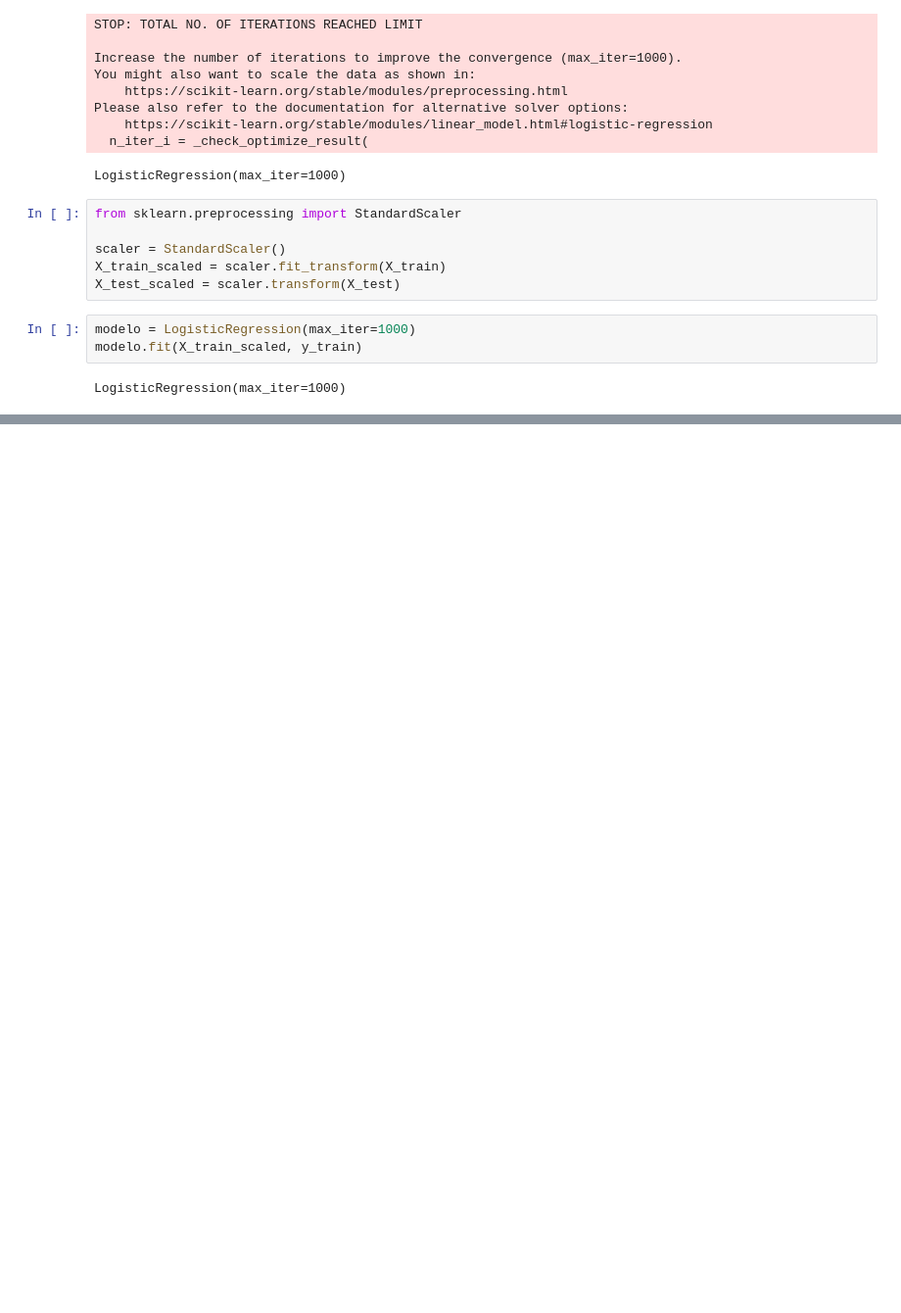
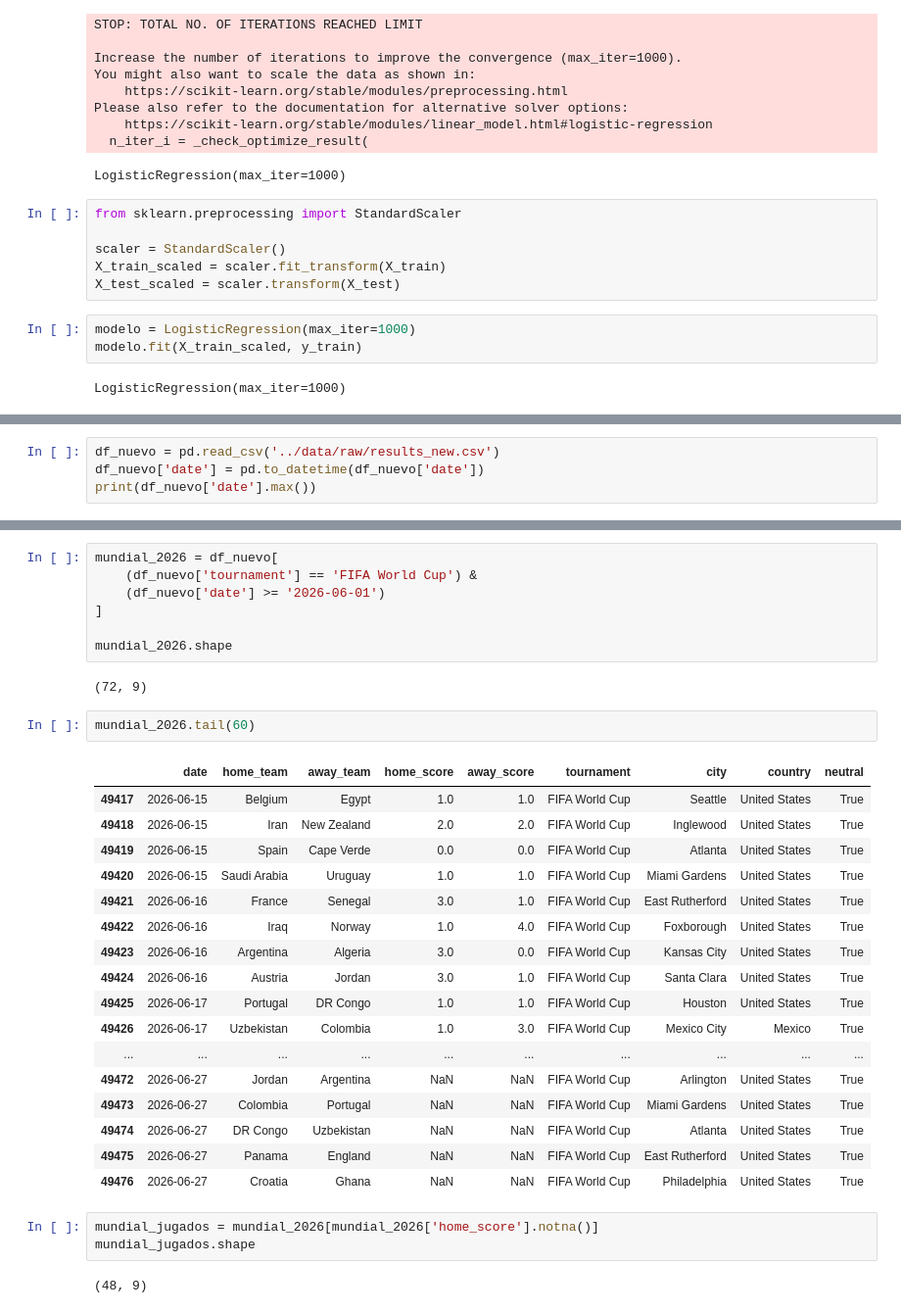
Before and after one commit to MaximilianoPalma03/mundial-predictor, a Jupyter notebook: notebooks/02_modelo.ipynb, the cells around one changed output, grey strips where cells are left out. Shown at 98% size. Cells and saved outputs as stored; diff of their text form; blank space fills up the shorter version.

```diff
--- a/notebooks/02_modelo.ipynb
+++ b/notebooks/02_modelo.ipynb
@@ -191,0 +236,4 @@ NameError: name 'predicciones' is not defined
+# %%
+df_nuevo = pd.read_csv('../data/raw/results_new.csv')
+df_nuevo['date'] = pd.to_datetime(df_nuevo['date'])
+print(df_nuevo['date'].max())
@@ -191,0 +242,34 @@ NameError: name 'predicciones' is not defined
+# %%
+mundial_2026 = df_nuevo[
+    (df_nuevo['tournament'] == 'FIFA World Cup') &
+    (df_nuevo['date'] >= '2026-06-01')
+]
+
+mundial_2026.shape
+# %% [output]
+(72, 9)
+# %%
+mundial_2026.tail(60)
+# %% [output]
+|  | date | home_team | away_team | home_score | away_score | tournament | city | country | neutral |
+| 49417 | 2026-06-15 | Belgium | Egypt | 1.0 | 1.0 | FIFA World Cup | Seattle | United States | True |
+| 49418 | 2026-06-15 | Iran | New Zealand | 2.0 | 2.0 | FIFA World Cup | Inglewood | United States | True |
+| 49419 | 2026-06-15 | Spain | Cape Verde | 0.0 | 0.0 | FIFA World Cup | Atlanta | United States | True |
+| 49420 | 2026-06-15 | Saudi Arabia | Uruguay | 1.0 | 1.0 | FIFA World Cup | Miami Gardens | United States | True |
+| 49421 | 2026-06-16 | France | Senegal | 3.0 | 1.0 | FIFA World Cup | East Rutherford | United States | True |
+| 49422 | 2026-06-16 | Iraq | Norway | 1.0 | 4.0 | FIFA World Cup | Foxborough | United States | True |
+| 49423 | 2026-06-16 | Argentina | Algeria | 3.0 | 0.0 | FIFA World Cup | Kansas City | United States | True |
+| 49424 | 2026-06-16 | Austria | Jordan | 3.0 | 1.0 | FIFA World Cup | Santa Clara | United States | True |
+| 49425 | 2026-06-17 | Portugal | DR Congo | 1.0 | 1.0 | FIFA World Cup | Houston | United States | True |
+| 49426 | 2026-06-17 | Uzbekistan | Colombia | 1.0 | 3.0 | FIFA World Cup | Mexico City | Mexico | True |
+| ... | ... | ... | ... | ... | ... | ... | ... | ... | ... |
+| 49472 | 2026-06-27 | Jordan | Argentina | NaN | NaN | FIFA World Cup | Arlington | United States | True |
+| 49473 | 2026-06-27 | Colombia | Portugal | NaN | NaN | FIFA World Cup | Miami Gardens | United States | True |
+| 49474 | 2026-06-27 | DR Congo | Uzbekistan | NaN | NaN | FIFA World Cup | Atlanta | United States | True |
+| 49475 | 2026-06-27 | Panama | England | NaN | NaN | FIFA World Cup | East Rutherford | United States | True |
+| 49476 | 2026-06-27 | Croatia | Ghana | NaN | NaN | FIFA World Cup | Philadelphia | United States | True |
+# %%
+mundial_jugados = mundial_2026[mundial_2026['home_score'].notna()]
+mundial_jugados.shape
+# %% [output]
+(48, 9)
```
Also changed, not shown: parts of 41 cells of this notebook, 12 other files.
